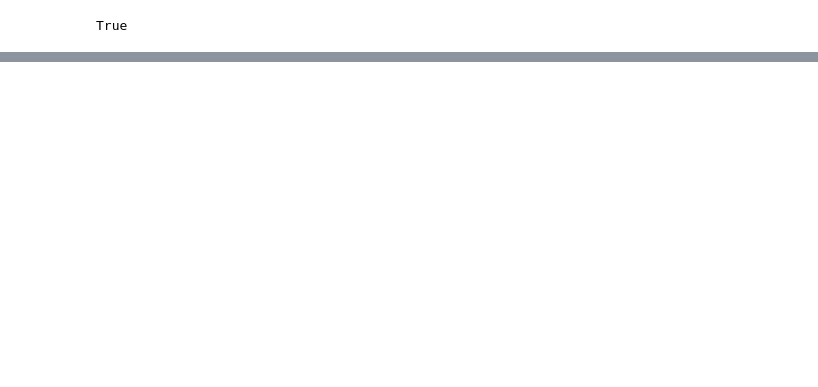
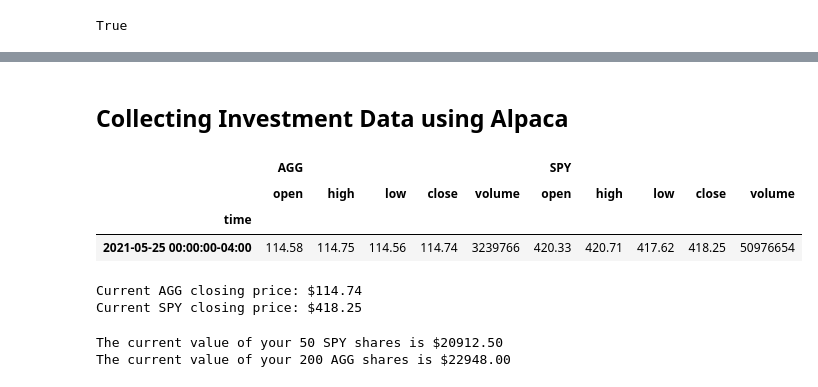
Before and after one commit to palma-javier-1997/Financial-Planner, a Jupyter notebook: Untitled.ipynb, the cells around one changed output, grey strips where cells are left out. Saved outputs shown, nothing was run; the diff lists cells and outputs as text; code cells hidden in the pictures; blank space fills up the shorter version.

```diff
--- a/Untitled.ipynb
+++ b/Untitled.ipynb
@@ -95,0 +100,2 @@ The current value of your 5.3 ETH is $2625.73
+# %% [markdown]
+## Collecting Investment Data using Alpaca
@@ -95,0 +106,57 @@ The current value of your 5.3 ETH is $2625.73
+# %%
+# Set Alpaca API key and secret
+api_key = os.getenv("ALPACA_API_KEY")
+secret_api_key = os.getenv("ALPACA_SECRET_KEY")
+
+# Create the Alpaca API object
+alpaca = tradeapi.REST(
+    api_key,
+    secret_api_key,
+    api_version="v2")
+# %%
+# Format current date as ISO format
+today = pd.Timestamp("2021-05-25", tz = "America/Chicago").isoformat()
+
+# Set the tickers
+tickers = ["AGG", "SPY"]
+
+# Set timeframe to '1D' for Alpaca API
+timeframe = "1D"
+
+# Get current closing prices for SPY and AGG
+index_portfolio = alpaca.get_barset(
+    tickers,
+    timeframe,
+    start = today,
+    end = today
+).df
+
+# Preview DataFrame
+index_portfolio
+# %% [output]
+|  | AGG |  |  |  |  | SPY |  |  |  |  |
+|  | open | high | low | close | volume | open | high | low | close | volume |
+| time |  |  |  |  |  |  |  |  |  |  |
+| 2021-05-25 00:00:00-04:00 | 114.58 | 114.75 | 114.56 | 114.74 | 3239766 | 420.33 | 420.71 | 417.62 | 418.25 | 50976654 |
+# %%
+# Pick AGG and SPY close prices
+agg_close_price = index_portfolio['AGG']['close'].item()
+spy_close_price = index_portfolio['SPY']['close'].item()
+
+# Print AGG and SPY close prices
+print(f"Current AGG closing price: ${agg_close_price}")
+print(f"Current SPY closing price: ${spy_close_price}")
+# %% [output]
+Current AGG closing price: $114.74
+Current SPY closing price: $418.25
+# %%
+# Compute the current value of shares
+my_spy_value = spy_close_price * my_spy
+my_agg_value = agg_close_price * my_agg
+
+# Print current value of share
+print(f"The current value of your {my_spy} SPY shares is ${my_spy_value:0.2f}")
+print(f"The current value of your {my_agg} AGG shares is ${my_agg_value:0.2f}")
+# %% [output]
+The current value of your 50 SPY shares is $20912.50
+The current value of your 200 AGG shares is $22948.00
```
Also changed, not shown: parts of 16 cells of this notebook.
